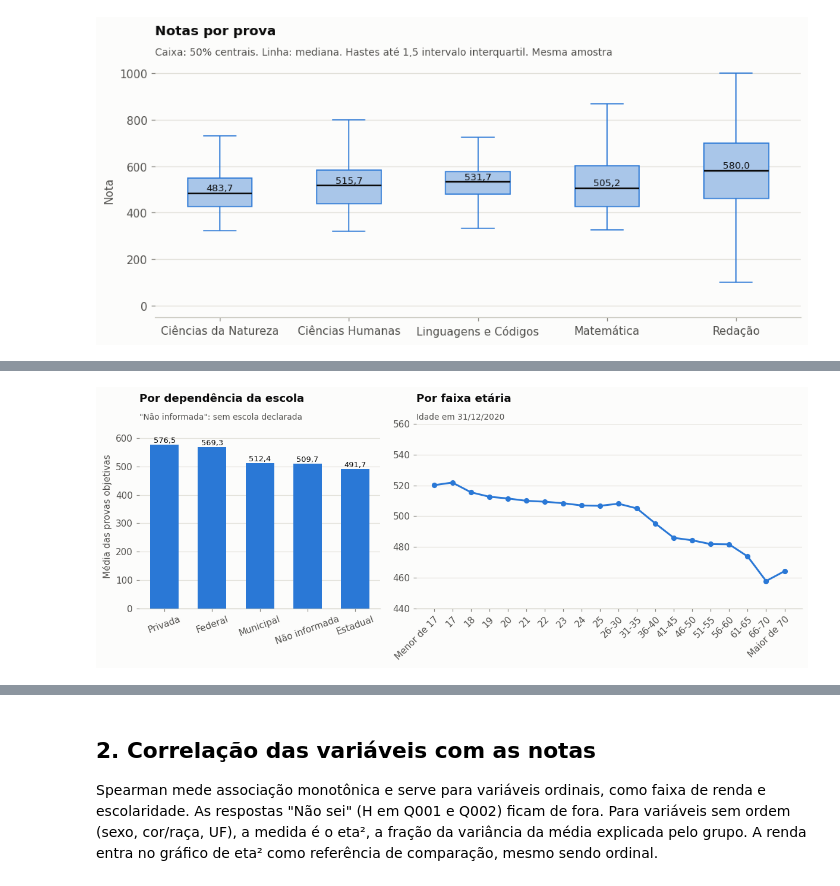
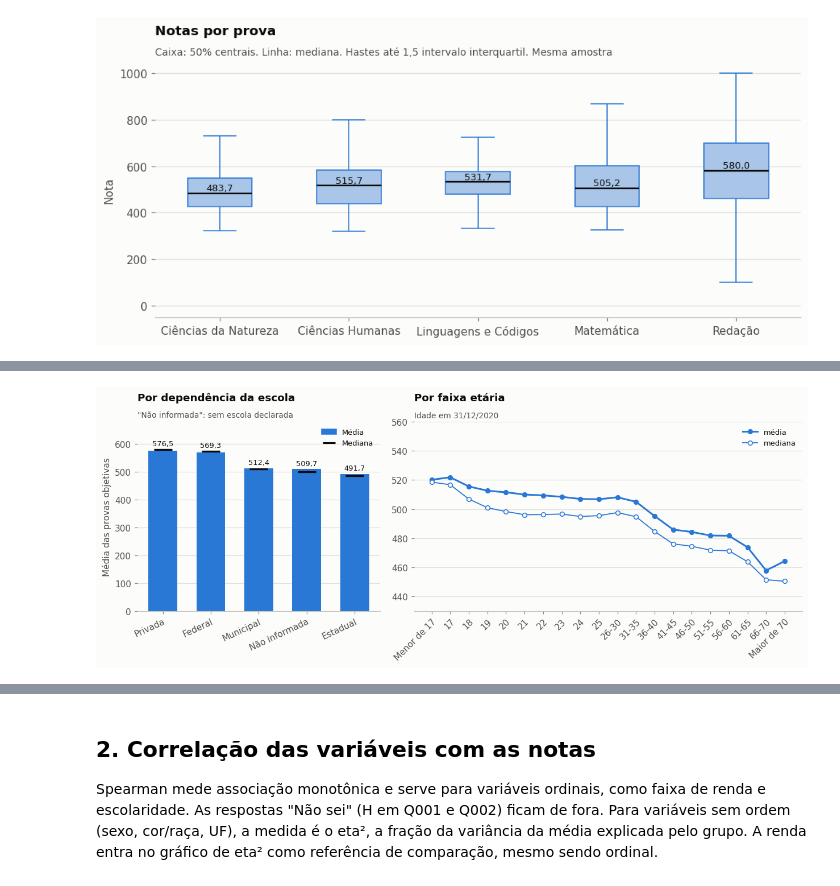
Before and after one commit to RCHRDYv/Teste-Analista-de-Dados-SX, a Jupyter notebook: notebooks/analise_enem_2020.ipynb, the cells around one changed output, grey strips where cells are left out. Cells and saved outputs as stored; diff of their text form; code cells hidden in the pictures.

```diff
--- a/notebooks/analise_enem_2020.ipynb
+++ b/notebooks/analise_enem_2020.ipynb
@@ -111,3 +160,21 @@ amostra = consultar("""
 print(f"Amostra: {len(amostra):,} participantes presentes nas quatro provas")
 # %% [output]
 Amostra: 258,587 participantes presentes nas quatro provas
+# %%
+# Base completa dos presentes nas quatro provas, com os atributos usados nos
+# agrupamentos. Média e mediana por grupo saem desta mesma base.
+base = consultar_grande("""
+    SELECT CAST(f.nu_media_objetivas AS DOUBLE) AS media, f.tp_status_redacao,
+           p.tp_faixa_etaria, p.ds_faixa_etaria, p.ds_sexo, p.ds_cor_raca, p.ds_escola,
+           e.ds_dependencia_adm_esc, l.sg_uf_prova, q.q002, q.q006, q.q024, q.q025
+    FROM fato_participacao f
+    JOIN dim_perfil p ON p.sk_perfil = f.sk_perfil
+    JOIN dim_escola e ON e.sk_escola = f.sk_escola
+    JOIN dim_local_prova l ON l.sk_local_prova = f.sk_local_prova
+    JOIN dim_questionario q ON q.nu_inscricao = f.nu_inscricao
+    WHERE f.nu_media_objetivas IS NOT NULL
+""")
+for coluna in base.columns.drop("media"):
+    base[coluna] = base[coluna].astype("category")
+geral = base["media"].mean()
+print(f"Base completa: {len(base):,} participantes. Média {geral:.2f}, mediana {base['media'].median():.2f}")
@@ -172,33 +242,30 @@ salvar(fig, "03_media_por_uf")
 # %%
-por_dependencia = consultar("""
-    SELECT e.ds_dependencia_adm_esc AS dependencia, COUNT(*) AS participantes,
-           AVG(f.nu_media_objetivas) AS media
-    FROM fato_participacao f JOIN dim_escola e ON e.sk_escola = f.sk_escola
-    WHERE f.nu_media_objetivas IS NOT NULL
-    GROUP BY e.ds_dependencia_adm_esc ORDER BY media DESC
-""")
-por_faixa = consultar("""
-    SELECT p.tp_faixa_etaria, p.ds_faixa_etaria AS faixa, COUNT(*) AS participantes,
-           AVG(f.nu_media_objetivas) AS media
-    FROM fato_participacao f JOIN dim_perfil p ON p.sk_perfil = f.sk_perfil
-    WHERE f.nu_media_objetivas IS NOT NULL AND p.tp_faixa_etaria > 0
-    GROUP BY p.tp_faixa_etaria, p.ds_faixa_etaria ORDER BY p.tp_faixa_etaria
-""")
-fig, (ax1, ax2) = plt.subplots(1, 2, figsize=(11, 4.4), gridspec_kw={"width_ratios": [1, 1.6]})
-ax1.bar(por_dependencia["dependencia"], por_dependencia["media"], color=AZUL, width=0.6)
+por_dependencia = agregar(base, "ds_dependencia_adm_esc").sort_values("media", ascending=False) \
+    .reset_index(drop=True)
+por_faixa = agregar(base[base["tp_faixa_etaria"].astype(int) > 0], ["tp_faixa_etaria", "ds_faixa_etaria"]) \
+    .sort_values("tp_faixa_etaria")
+fig, (ax1, ax2) = plt.subplots(1, 2, figsize=(11.5, 4.6), gridspec_kw={"width_ratios": [1, 1.6]})
+barras_com_mediana(ax1, por_dependencia["ds_dependencia_adm_esc"].astype(str), por_dependencia["media"],
+                   por_dependencia["mediana"], horizontal=False)
 for i, linha in por_dependencia.iterrows():
-    ax1.text(i, linha["media"] + 6, num(linha["media"]), ha="center", fontsize=8.5, color=TINTA)
+    ax1.text(i, max(linha["media"], linha["mediana"]) + 14, num(linha["media"]), ha="center",
+             fontsize=8.5, color=TINTA)
 ax1.set_title("Por dependência da escola")
 subtitulo(ax1, "\"Não informada\": sem escola declarada")
-ax1.set_ylim(0, 650)
+ax1.set_ylim(0, 680)
 ax1.set_ylabel("Média das provas objetivas")
-ax1.tick_params(axis="x", labelrotation=20)
-rotulos = por_faixa["faixa"].str.replace("Entre ", "").str.replace(" anos", "").str.replace(" e ", "-")
-ax2.plot(rotulos, por_faixa["media"], color=AZUL, marker="o", markersize=5)
+ax1.legend(handles=[LEGENDA_BARRAS[0], Line2D([], [], color=TINTA, marker="_", linestyle="",
+                                              markersize=14, markeredgewidth=2, label="Mediana")],
+           loc="upper right", fontsize=8.5)
+plt.setp(ax1.get_xticklabels(), rotation=25, ha="right", rotation_mode="anchor")
+rotulos = por_faixa["ds_faixa_etaria"].astype(str).str.replace("Entre ", "") \
+    .str.replace(" anos", "").str.replace(" e ", "-")
+linha_com_mediana(ax2, rotulos, por_faixa["media"], por_faixa["mediana"], AZUL)
+ax2.legend(loc="upper right", fontsize=8.5)
 ax2.set_title("Por faixa etária")
 subtitulo(ax2, "Idade em 31/12/2020")
 plt.setp(ax2.get_xticklabels(), rotation=45, ha="right", rotation_mode="anchor")
-ax2.set_ylim(440, 560)
+ax2.set_ylim(430, 560)
 salvar(fig, "04_media_dependencia_faixa")
 # %% [output]
-[figure, old version]
+[figure, new version]
```
Also changed, not shown: parts of 11 cells of this notebook, 10 other files.
